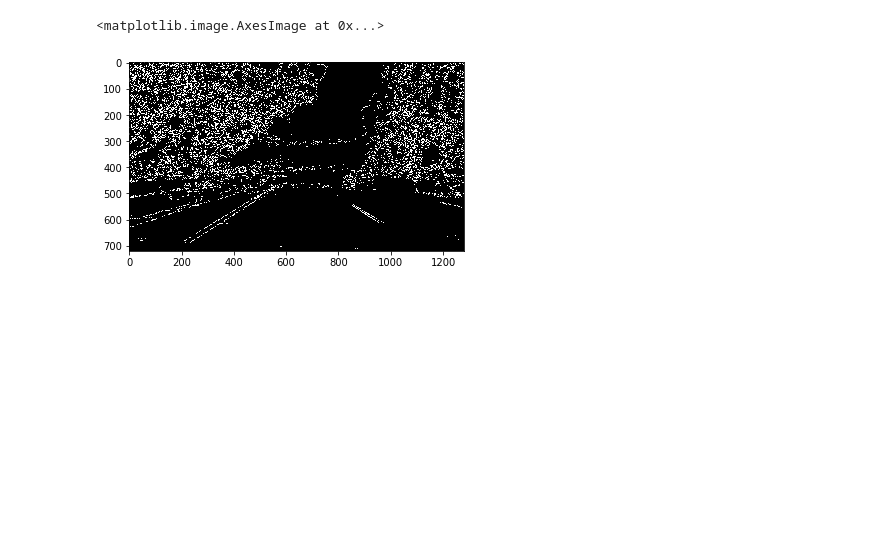
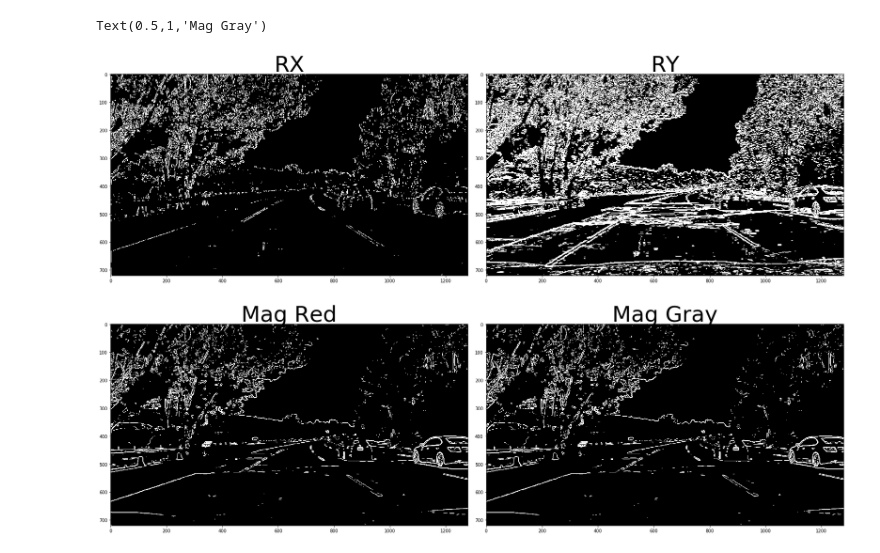
Before and after one commit to sm-azure/CarND-Advanced-Lane-Lines, a Jupyter notebook: Pipeline.ipynb, the cells around one changed output. Cells and saved outputs as stored; diff of their text form; code cells hidden in the pictures; blank space fills up the shorter version.

```diff
--- a/Pipeline.ipynb
+++ b/Pipeline.ipynb
@@ -102,18 +131,33 @@ def dir_threshold(img, sobel_kernel=3, thresh=(0, np.pi/2)):
     return sxbinary
 # %%
 # Choose a Sobel kernel size
-ksize = 3 # Choose a larger odd number to smooth gradient measurements
+ksize = 5 # Choose a larger odd number to smooth gradient measurements
 
 # Apply each of the thresholding functions
-gradx = abs_sobel_thresh(hls_binary, orient='x', sobel_kernel=ksize, thresh=(30, 100))
-plt.imshow(gradx, cmap='gray')
-grady = abs_sobel_thresh(hls_binary, orient='y', sobel_kernel=ksize, thresh=(10, 200))
-mag_binary = mag_thresh(hls_binary, sobel_kernel=ksize, mag_thresh=(30, 255))
-dir_binary = dir_threshold(hls_binary, sobel_kernel=ksize, thresh=(.7, 1.3))
+gradx = abs_sobel_thresh(R, orient='x', sobel_kernel=ksize, thresh=(30, 100))
+grady = abs_sobel_thresh(R, orient='y', sobel_kernel=ksize, thresh=(10, 200))
+mag_binary = mag_thresh(R, sobel_kernel=ksize, mag_thresh=(55, 255))
+mag_binary_gray = mag_thresh(cv2.cvtColor(img_RGB, cv2.COLOR_RGB2GRAY), sobel_kernel=ksize, mag_thresh=(55, 255))
+#dir_binary = dir_threshold(R, sobel_kernel=ksize, thresh=(.7, 1.3))
+
+import matplotlib.pyplot as plt
+from matplotlib.pyplot import figure, imshow, axis
+
+f, (ax1, ax2) = plt.subplots(1, 2, figsize=(24, 9))
+f.tight_layout()
+ax1.imshow(gradx, cmap='gray')
+ax1.set_title('RX', fontsize=50)
+ax2.imshow(grady, cmap='gray')
+ax2.set_title('RY', fontsize=50)
+
+f2, (ax3, ax4) = plt.subplots(1, 2, figsize=(24, 9))
+f2.tight_layout()
+ax3.imshow(mag_binary, cmap='gray')
+ax3.set_title('Mag Red', fontsize=50)
+ax4.imshow(mag_binary_gray, cmap='gray') # similar in performance to R channel
+ax4.set_title('Mag Gray', fontsize=50)
+#ax4.set_title('Dir', fontsize=50) - Lot of noise
+# %% [output]
+Text(0.5,1,'Mag Gray')
+[figure, added]
+[figure, added]
-# %%
-combined = np.zeros_like(dir_binary)
-combined[((gradx == 1) & (grady == 1)) | ((mag_binary == 1) & (dir_binary == 1))] = 1
-plt.imshow(combined, cmap='gray')
-# %% [output]
-<matplotlib.image.AxesImage at 0x...>
-[figure, removed]
```
Also changed, not shown: parts of 5 cells of this notebook.
